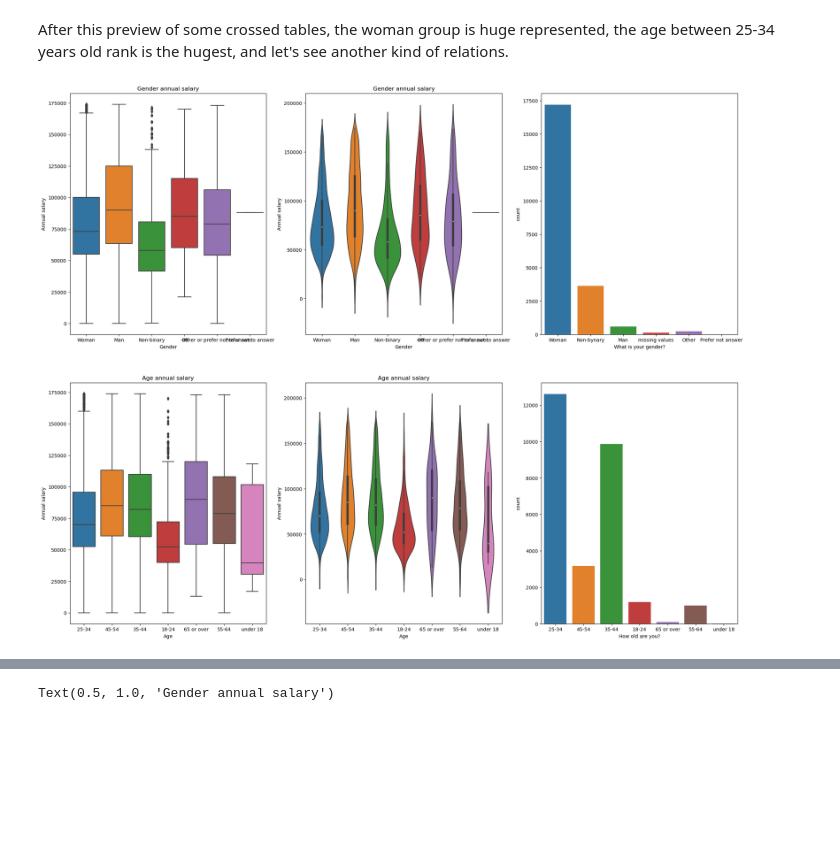
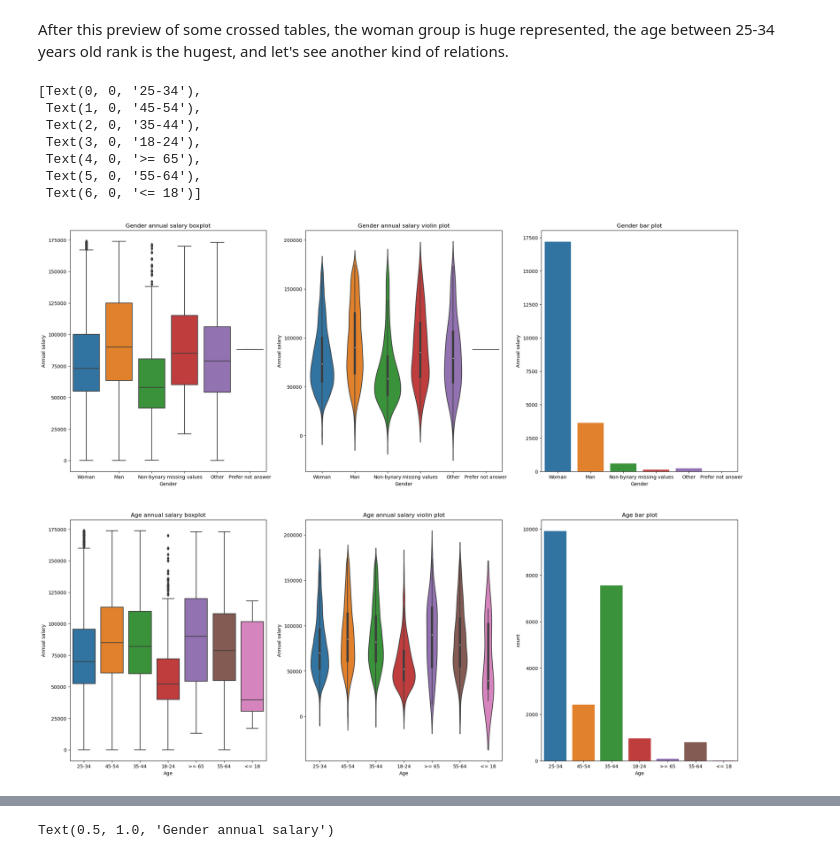
Before and after one commit to armandolezama/data-science-portfolio, a Jupyter notebook: Data_Science_Cycle/Ask_A_Manager_Salary_Survey_2021/Ask_A_Manager_Salary_Survey_2021.ipynb, the cells around one changed output, grey strips where cells are left out. Saved outputs shown, nothing was run; the diff lists cells and outputs as text; code cells hidden in the pictures; blank space fills up the shorter version.

```diff
--- a/Data_Science_Cycle/Ask_A_Manager_Salary_Survey_2021/Ask_A_Manager_Salary_Survey_2021.ipynb
+++ b/Data_Science_Cycle/Ask_A_Manager_Salary_Survey_2021/Ask_A_Manager_Salary_Survey_2021.ipynb
@@ -646,37 +673,100 @@ After this preview of some crossed tables, the woman group is huge represented,
 # %%
 fig, ax = plt.subplots(2, 3, figsize=(25, 20))
 gender_annual_salary_boxplot = sns.boxplot(data=usd_salary_group, x=categorical_variables[10], y=continuous_variables[0], ax=ax[0][0])
 gender_annual_salary_boxplot.set(ylabel='Annual salary', xlabel='Gender')
-gender_annual_salary_boxplot.set_title('Gender annual salary')
+gender_annual_salary_boxplot.set_title('Gender annual salary boxplot')
+gender_annual_salary_boxplot.set_xticklabels(
+  [
+    'Woman',
+    'Man',
+    'Non-bynary',
+    'missing values',
+    'Other',
+    'Prefer not answer'
+  ]
+)
 
 gender_annual_salary_violin_plot = sns.violinplot(data=pd.DataFrame(usd_salary_group.to_dict()), x=categorical_variables[10], y=continuous_variables[0], ax=ax[0][1])
 gender_annual_salary_violin_plot.set(ylabel='Annual salary', xlabel='Gender')
-gender_annual_salary_violin_plot.set_title('Gender annual salary')
+gender_annual_salary_violin_plot.set_title('Gender annual salary violin plot')
+gender_annual_salary_violin_plot.set_xticklabels(
+  [
+    'Woman',
+    'Man',
+    'Non-bynary',
+    'missing values',
+    'Other',
+    'Prefer not answer'
+  ]
+)
 
 gender_bar_plot = sns.countplot(data=usd_salary_group, x = categorical_variables[10], ax=ax[0][2])
-# print(gender_plot.get_xticklabels())
+gender_bar_plot.set(xlabel='Gender')
+gender_bar_plot.set_title('Gender bar plot')
 gender_bar_plot.set_xticklabels(
   [
     'Woman',
+    'Man',
     'Non-bynary',
-    'Man',
     'missing values',
     'Other',
     'Prefer not answer'
   ]
 )
 
 age_annual_salary_boxplot = sns.boxplot(data=usd_salary_group, x=categorical_variables[0], y=continuous_variables[0], ax=ax[1][0])
 age_annual_salary_boxplot.set(ylabel='Annual salary', xlabel='Age')
-age_annual_salary_boxplot.set_title('Age annual salary')
+age_annual_salary_boxplot.set_title('Age annual salary boxplot')
+age_annual_salary_boxplot.set_xticklabels(
+  [
+    '25-34',
+    '45-54',
+    '35-44',
+    '18-24',
+    '>= 65',
+    '55-64',
+    '<= 18',
+  ]
+)
 
 age_annual_salary_violin_plot = sns.violinplot(data=pd.DataFrame(usd_salary_group.to_dict()), x=categorical_variables[0], y=continuous_variables[0], ax=ax[1][1])
 age_annual_salary_violin_plot.set(ylabel='Annual salary', xlabel='Age')
-age_annual_salary_violin_plot.set_title('Age annual salary')
+age_annual_salary_violin_plot.set_title('Age annual salary violin plot')
+age_annual_salary_violin_plot.set_xticklabels(
+  [
+    '25-34',
+    '45-54',
+    '35-44',
+    '18-24',
+    '>= 65',
+    '55-64',
+    '<= 18',
+  ]
+)
 
-age_bar_plot = sns.countplot(data=salary_survey_data, x = categorical_variables[0], ax=ax[1][2])
+age_bar_plot = sns.countplot(data=usd_salary_group, x = categorical_variables[0], ax=ax[1][2])
+age_bar_plot.set(xlabel='Age')
+age_bar_plot.set_title('Age bar plot')
+age_bar_plot.set_xticklabels(
+  [
+    '25-34',
+    '45-54',
+    '35-44',
+    '18-24',
+    '>= 65',
+    '55-64',
+    '<= 18',
+  ]
+)
 # %% [output]
+[Text(0, 0, '25-34'),
+ Text(1, 0, '45-54'),
+ Text(2, 0, '35-44'),
+ Text(3, 0, '18-24'),
+ Text(4, 0, '>= 65'),
+ Text(5, 0, '55-64'),
+ Text(6, 0, '<= 18')]
-[figure, old version]
+[figure, new version]
 # %%
 fig, ax = plt.subplots(2, 3, figsize=(25, 20))
 
```
Also changed, not shown: parts of 3 cells of this notebook.
